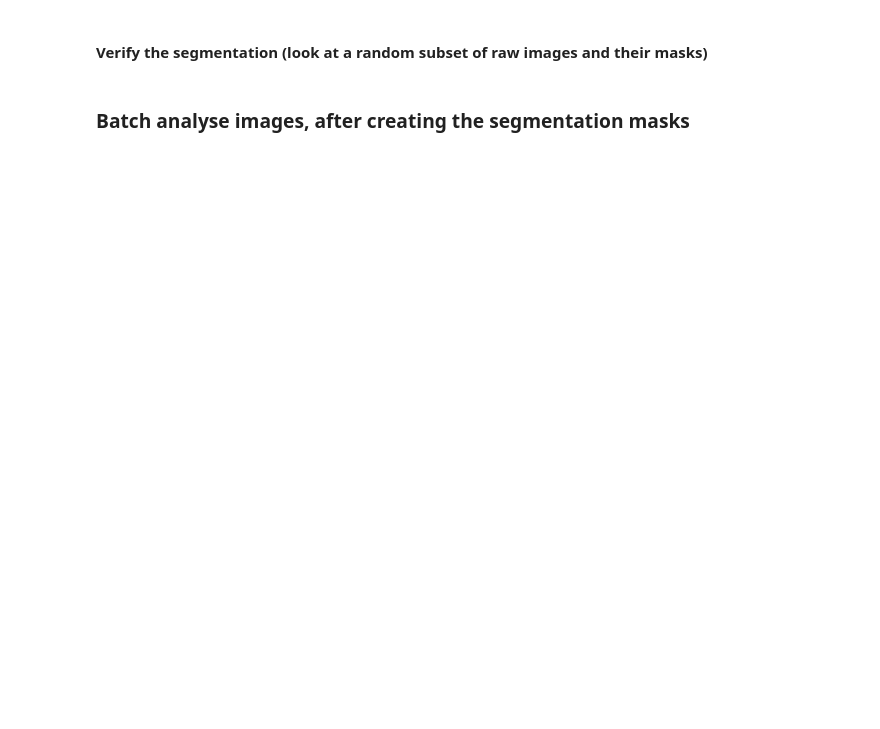
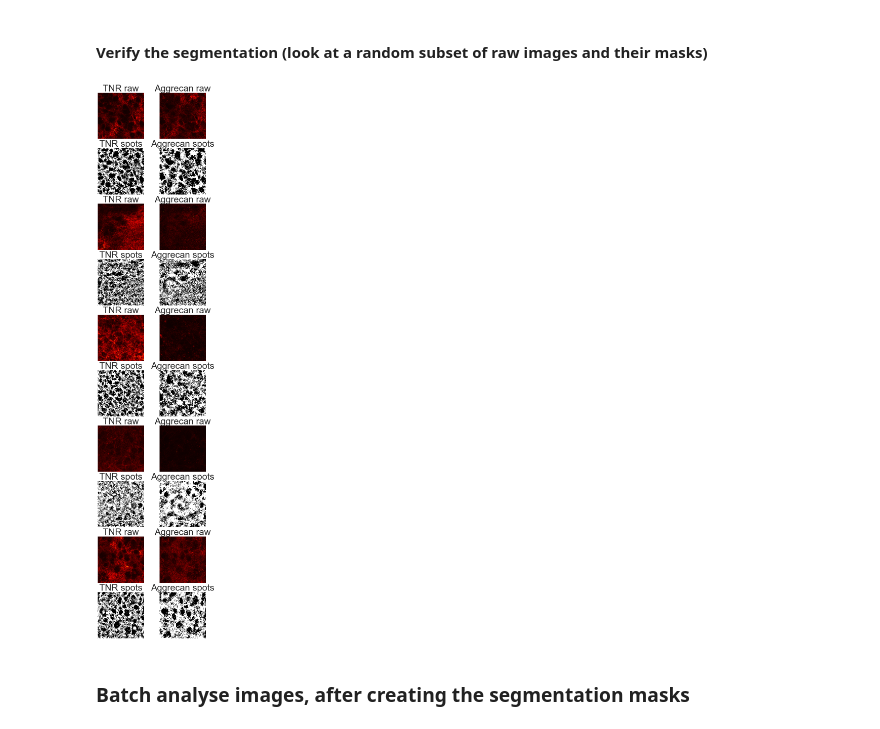
Before and after one commit to taldanko/Image_processing, a Jupyter notebook: SlicesManipulation_Analysis/SlicesManipulation_Analysis.ipynb, the cells around one changed output. Cells and saved outputs as stored; diff of their text form; code cells hidden in the pictures; blank space fills up the shorter version.

```diff
--- a/SlicesManipulation_Analysis/SlicesManipulation_Analysis.ipynb
+++ b/SlicesManipulation_Analysis/SlicesManipulation_Analysis.ipynb
@@ -247,3 +211,48 @@ ax.grid(color='none')
+# %%
+fig=plt.figure(figsize=(8,80))
+figno=1
+for im in range(0,5):
+    randindex=np.random.randint(1,len(results["filename"]))
+    path=results["filename"][randindex]
+    image = pims.open(path)
+    TNR_image=image[TNR_channel_no-1]
+    Aggrecan_image=image[Aggrecan_channel_no-1]
+    TNR_spots=results["TNR colour - spots mask"][randindex]
+    Aggrecan_spots=results["Aggrecan colour - spots mask"][randindex]
+
+    fig.add_subplot(20,2,figno)
+    plt.imshow(TNR_image,interpolation='none',cmap='hot')
+    plt.title('TNR raw')
+    plt.ylabel(path)
+    ax=plt.gca()
+    ax.grid(color='none')
+    ax.get_xaxis().set_visible(False)
+    ax.get_yaxis().set_visible(False)
+    fig.add_subplot(20,2,figno+1)
+    plt.imshow(Aggrecan_image,interpolation='none',cmap='hot')
+    plt.title('Aggrecan raw')
+    ax=plt.gca()
+    ax.grid(color='none')
+    ax.get_xaxis().set_visible(False)
+    ax.get_yaxis().set_visible(False)
+    fig.add_subplot(20,2,figno+2)
+    plt.imshow(TNR_spots,interpolation='none',cmap='gray')
+    plt.title('TNR spots')
+    ax=plt.gca()
+    ax.grid(color='none')
+    ax.get_xaxis().set_visible(False)
+    ax.get_yaxis().set_visible(False)
+    fig.add_subplot(20,2,figno+3)
+    plt.imshow(Aggrecan_spots,interpolation='none',cmap='gray')
+    plt.title('Aggrecan spots')
+    ax=plt.gca()
+    ax.grid(color='none')
+    ax.get_xaxis().set_visible(False)
+    ax.get_yaxis().set_visible(False)
+
+    figno=figno+4
+# %% [output]
+[figure, added]
 # %% [markdown]
 ### Batch analyse images, after creating the segmentation masks
 # %%
```
Also changed, not shown: parts of 14 cells of this notebook.
